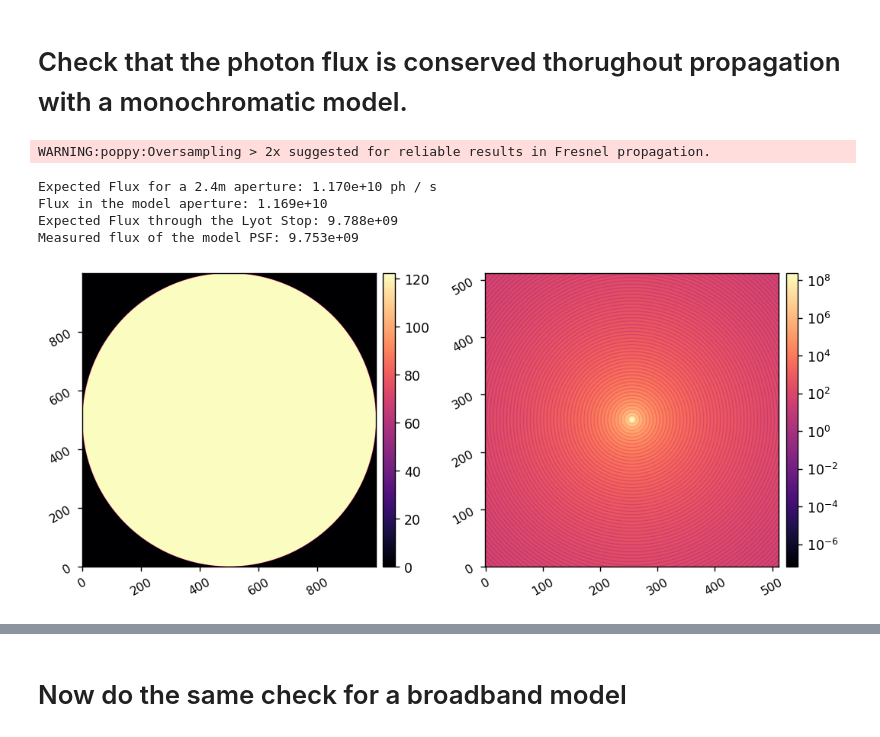
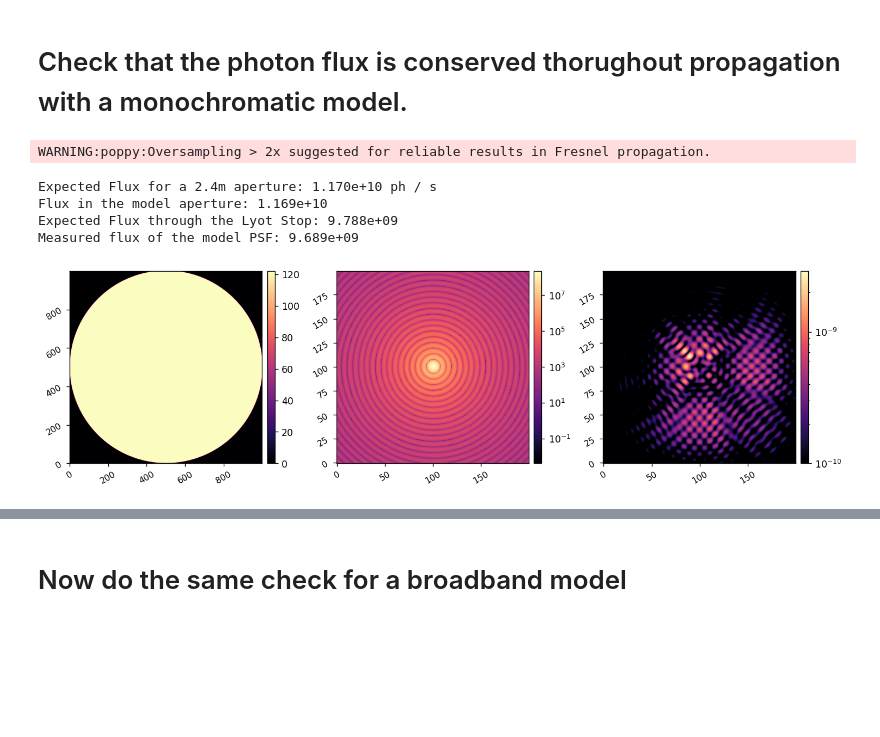
Before and after one commit to uasal/scoob-psf, a Jupyter notebook: example-notebooks/scoobpsf_broadband_with_noise.ipynb, the cells around one changed output, grey strips where cells are left out. Saved outputs shown, nothing was run; the diff lists cells and outputs as text; code cells hidden in the pictures; blank space fills up the shorter version.

```diff
--- a/example-notebooks/scoobpsf_broadband_with_noise.ipynb
+++ b/example-notebooks/scoobpsf_broadband_with_noise.ipynb
@@ -111,18 +111,22 @@ Mon May 20 19:22:06 2024
 # Check that the photon flux is conserved thorughout propagation with a monochromatic model.
 # %%
 reload(scoob)
+reload(props)
 mono_model = scoob.CORO(entrance_flux=coro_wave_fluxes[0])
-mono_model.npsf = 512
+mono_model.npsf = 200
 psf = mono_model.snap()
+mono_model.use_fpm = True
+coro_im = mono_model.snap()
+
 print(f'Expected Flux for a 2.4m aperture: {coro_wave_fluxes[0]*np.pi*mono_model.total_pupil_diam**2/4:.3e}')
 print(f'Flux in the model aperture: {xp.sum(xp.square(mono_model.APERTURE)):.3e}')
 print(f'Expected Flux through the Lyot Stop: {xp.sum(xp.square(mono_model.APERTURE)*mono_model.lyot_ratio**2):.3e}')
 print(f'Measured flux of the model PSF: {xp.sum(psf):.3e}')
-imshow2(mono_model.APERTURE, psf, lognorm2=True)
+imshow3(mono_model.APERTURE, psf, coro_im/xp.max(psf), lognorm2=True, lognorm3=True, vmin3=1e-10)
 # %% [output]
 WARNING:poppy:Oversampling > 2x suggested for reliable results in Fresnel propagation.
 Expected Flux for a 2.4m aperture: 1.170e+10 ph / s
 Flux in the model aperture: 1.169e+10
 Expected Flux through the Lyot Stop: 9.788e+09
-Measured flux of the model PSF: 9.753e+09
+Measured flux of the model PSF: 9.689e+09
-[figure, old version]
+[figure, new version]
```
Also changed, not shown: parts of 2 cells of this notebook, 3 other files.
